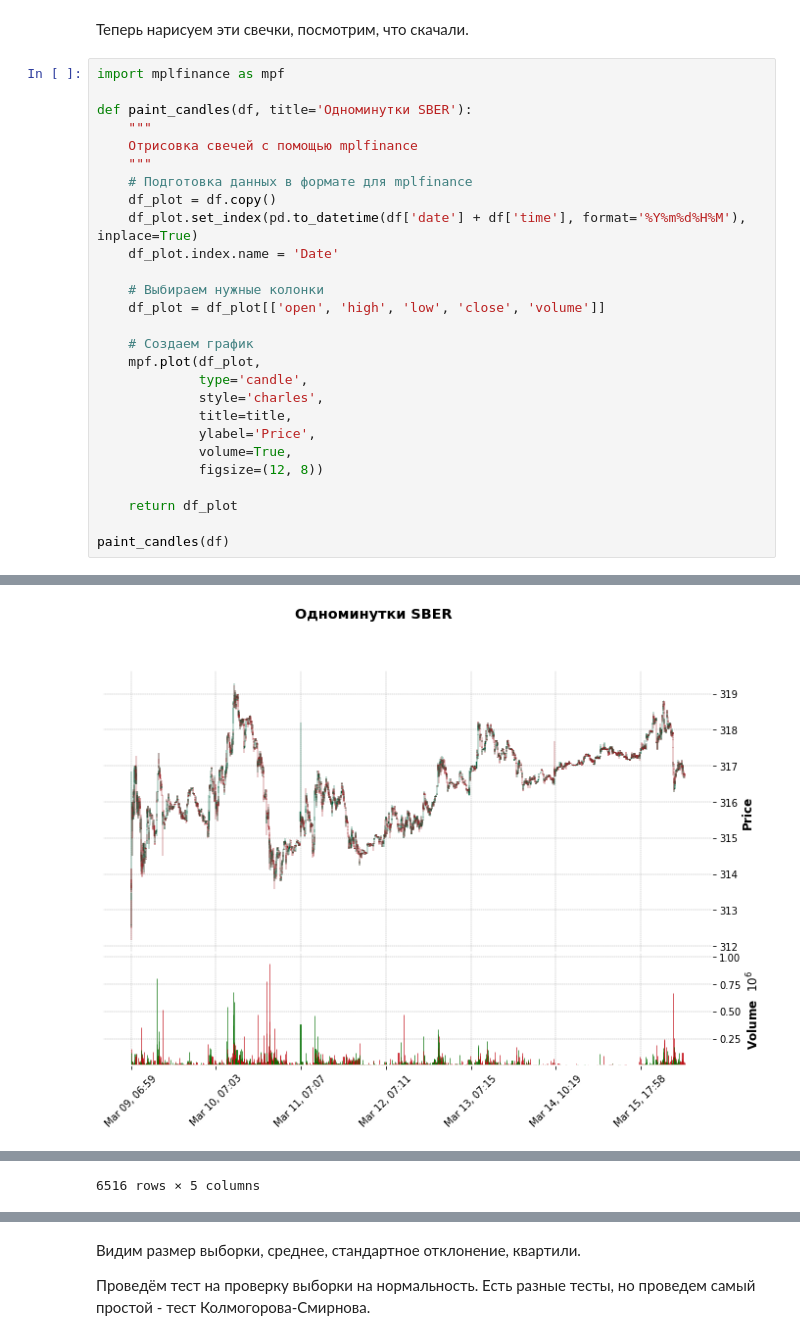
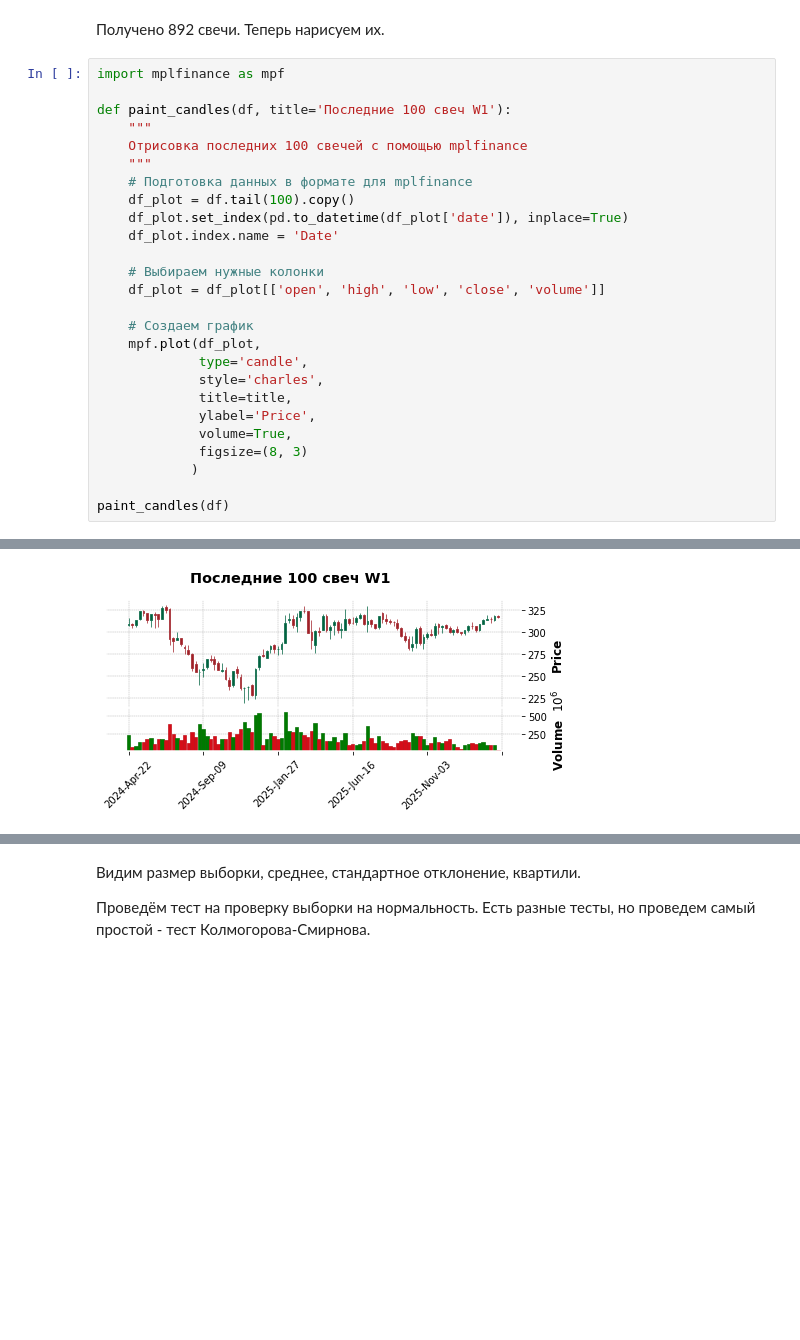
Before and after one commit to DmitriyZubkov41/statistika, a Jupyter notebook: readme.ipynb, the cells around one changed output, grey strips where cells are left out. Saved outputs shown, nothing was run; the diff lists cells and outputs as text; blank space fills up the shorter version.

```diff
--- a/readme.ipynb
+++ b/readme.ipynb
@@ -83,15 +51,15 @@ df = main()
-# %% [markdown]
-Теперь нарисуем эти свечки, посмотрим, что скачали.
+# %% [markdown]
+Получено 892 свечи. Теперь нарисуем их.
 # %%
 import mplfinance as mpf
 
-def paint_candles(df, title='Одноминутки SBER'):
+def paint_candles(df, title='Последние 100 свеч W1'):
     """
-    Отрисовка свечей с помощью mplfinance
+    Отрисовка последних 100 свечей с помощью mplfinance
     """
     # Подготовка данных в формате для mplfinance
-    df_plot = df.copy()
-    df_plot.set_index(pd.to_datetime(df['date'] + df['time'], format='%Y%m%d%H%M'), inplace=True)
+    df_plot = df.tail(100).copy()
+    df_plot.set_index(pd.to_datetime(df_plot['date']), inplace=True)
     df_plot.index.name = 'Date'
 
     # Выбираем нужные колонки
@@ -104,9 +72,8 @@ def paint_candles(df, title='Одноминутки SBER'):
              title=title,
              ylabel='Price',
              volume=True,
-             figsize=(12, 8))
-
-    return df_plot
+             figsize=(8, 3)
+            )
 
 paint_candles(df)
 # %% [output]
@@ -126 +80 @@ paint_candles(df)
-[figure, old version]
+[figure, new version]
@@ -140 +80,0 @@ paint_candles(df)
-6516 rows × 5 columns
```
Also changed, not shown: parts of 15 cells of this notebook, 1 other file.
